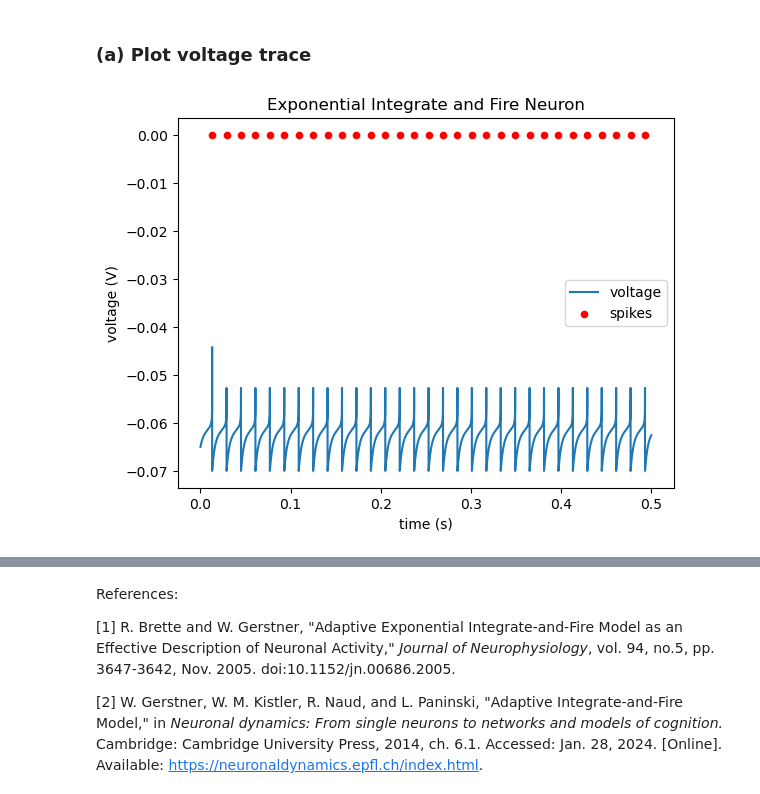
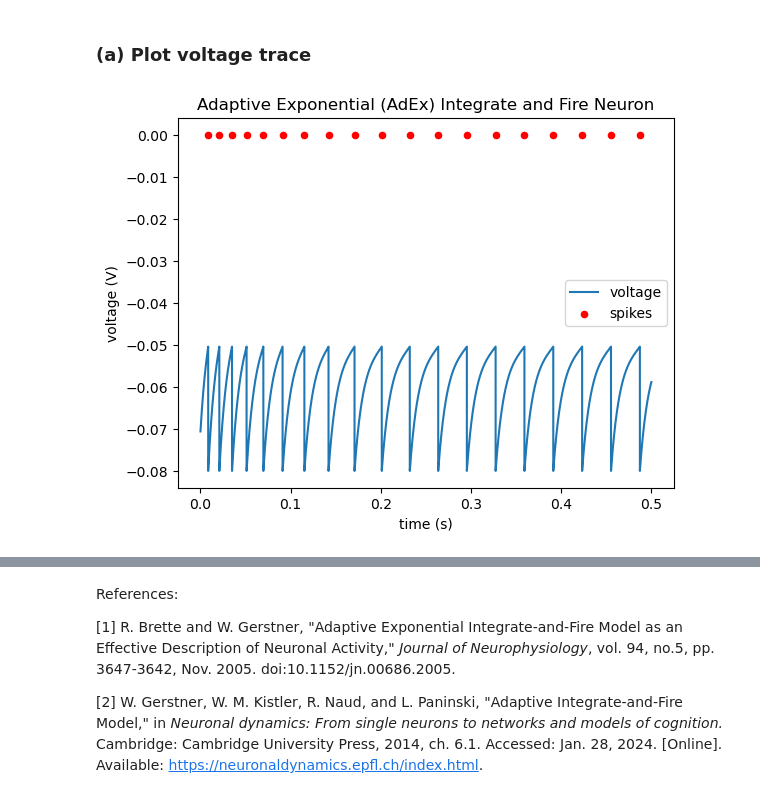
Before and after one commit to kateharvey/SYDE552, a Jupyter notebook: syde552-assignment1.ipynb, the cells around one changed output, grey strips where cells are left out. Saved outputs shown, nothing was run; the diff lists cells and outputs as text; code cells hidden in the pictures.

```diff
--- a/syde552-assignment1.ipynb
+++ b/syde552-assignment1.ipynb
@@ -421,7 +422,10 @@ def exponential_integrate_and_fire(I_ext, t=100*ms):
 
     return probe, spikes
 # %%
-p1, s1 = exponential_integrate_and_fire(0.5*mA, t=500*ms)
-fig = plot_voltage_trace(p1, spikes=s1, title='Exponential Integrate and Fire Neuron')
+# simulate adaptive exponential integrate and fire neuron:
+p, s = ad_ex(1*nA, t=500*ms)
+
+# plot:
+fig = plot_voltage_trace(p, spikes=s, title='Adaptive Exponential (AdEx) Integrate and Fire Neuron')
 # %% [output]
-[figure, old version]
+[figure, new version]
```
Also changed, not shown: parts of 20 cells of this notebook.
